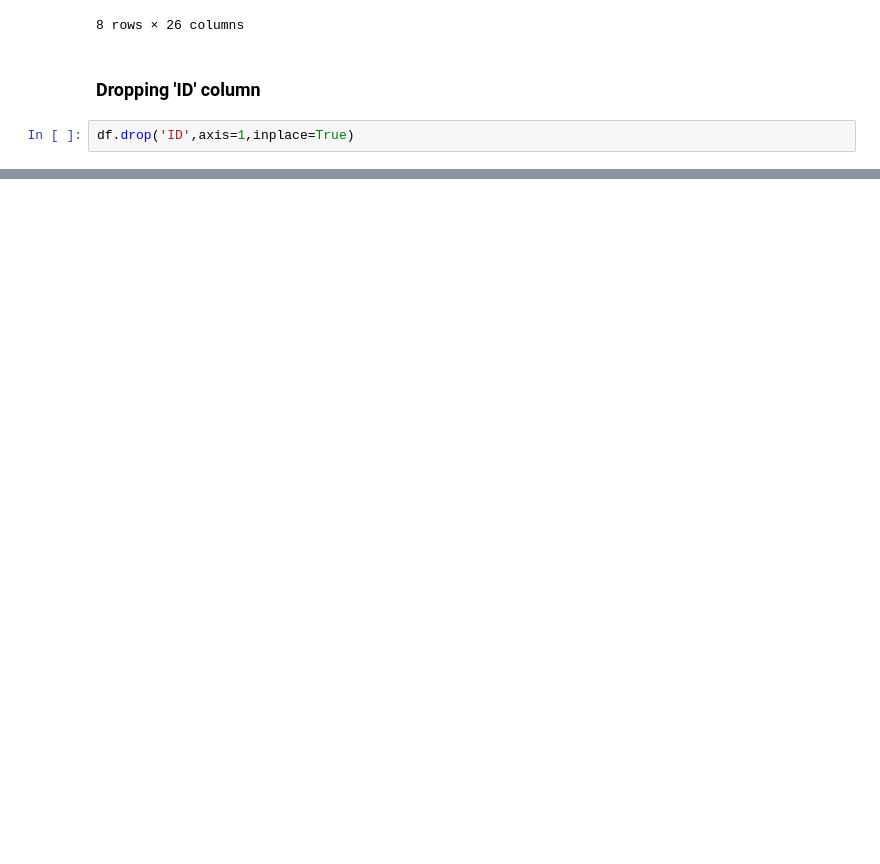
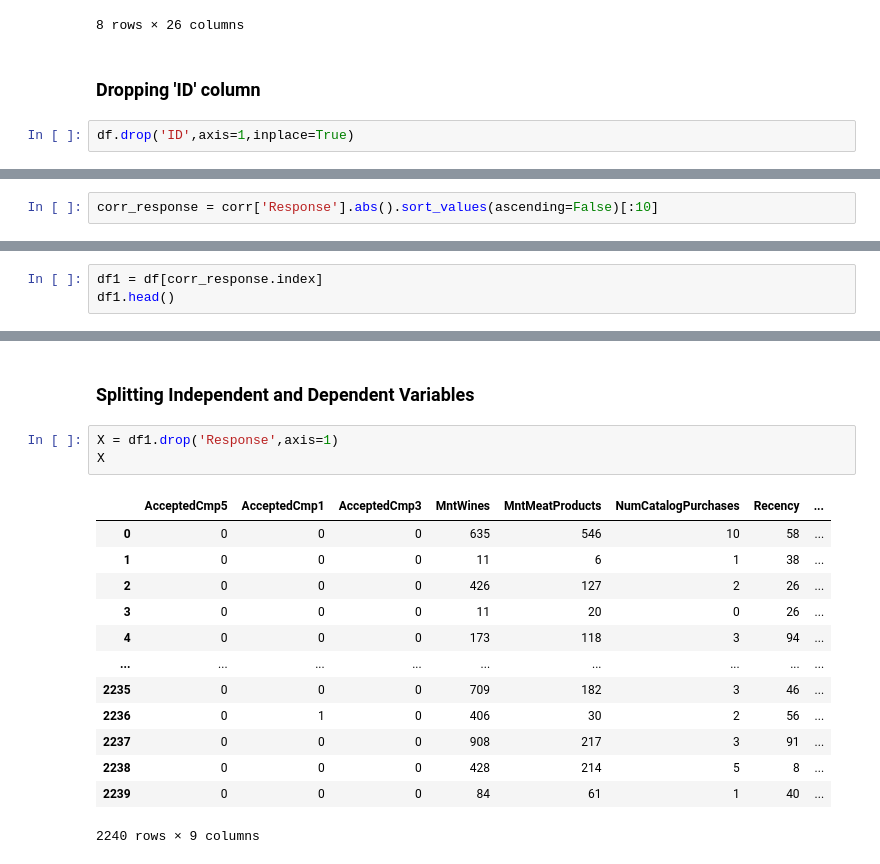
Before and after one commit to vikaschauhan734/customer_personality_analysis, a Jupyter notebook: notebook.ipynb, the cells around one changed output, grey strips where cells are left out. Saved outputs shown, nothing was run; the diff lists cells and outputs as text; blank space fills up the shorter version.

```diff
--- a/notebook.ipynb
+++ b/notebook.ipynb
@@ -119,0 +306,2 @@ df.drop('ID',axis=1,inplace=True)
+# %%
+corr_response = corr['Response'].abs().sort_values(ascending=False)[:10]
@@ -119,0 +315,3 @@ df.drop('ID',axis=1,inplace=True)
+# %%
+df1 = df[corr_response.index]
+df1.head()
@@ -119,0 +325,19 @@ df.drop('ID',axis=1,inplace=True)
+# %% [markdown]
+### Splitting Independent and Dependent Variables
+# %%
+X = df1.drop('Response',axis=1)
+X
+# %% [output]
+|  | AcceptedCmp5 | AcceptedCmp1 | AcceptedCmp3 | MntWines | MntMeatProducts | NumCatalogPurchases | Recency | ... |
+| 0 | 0 | 0 | 0 | 635 | 546 | 10 | 58 | ... |
+| 1 | 0 | 0 | 0 | 11 | 6 | 1 | 38 | ... |
+| 2 | 0 | 0 | 0 | 426 | 127 | 2 | 26 | ... |
+| 3 | 0 | 0 | 0 | 11 | 20 | 0 | 26 | ... |
+| 4 | 0 | 0 | 0 | 173 | 118 | 3 | 94 | ... |
+| ... | ... | ... | ... | ... | ... | ... | ... | ... |
+| 2235 | 0 | 0 | 0 | 709 | 182 | 3 | 46 | ... |
+| 2236 | 0 | 1 | 0 | 406 | 30 | 2 | 56 | ... |
+| 2237 | 0 | 0 | 0 | 908 | 217 | 3 | 91 | ... |
+| 2238 | 0 | 0 | 0 | 428 | 214 | 5 | 8 | ... |
+| 2239 | 0 | 0 | 0 | 84 | 61 | 1 | 40 | ... |
+2240 rows × 9 columns
```
Also changed, not shown: parts of 53 cells of this notebook.
